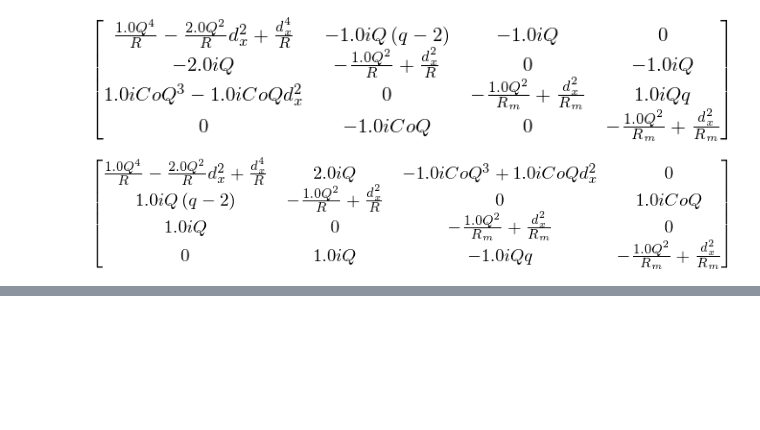
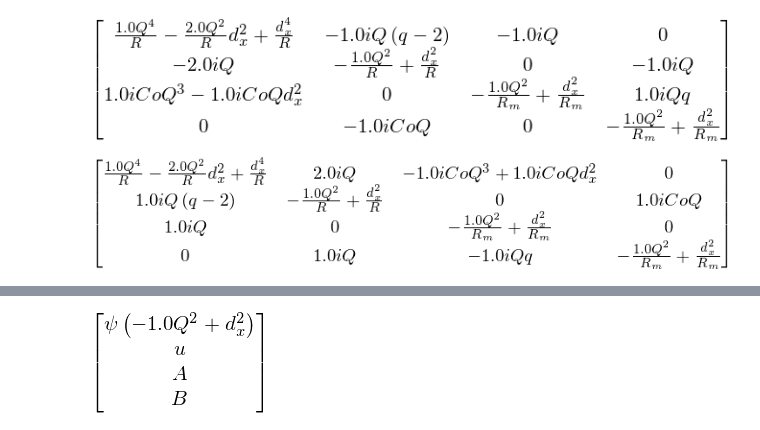
Before and after one commit to jsoishi/weakly_nonlinear_mri, a Jupyter notebook: python/adjoint solution.ipynb, the cells around one changed output, grey strips where cells are left out. Cells and saved outputs as stored; diff of their text form; code cells hidden in the pictures; blank space fills up the shorter version.

```diff
--- a/python/adjoint solution.ipynb
+++ b/python/adjoint solution.ipynb
@@ -449,0 +474,4 @@ L.subs(dz, 1j*Q)
+# %%
+(D*VT).subs(dz, 1j*Q)
+# %% [output]
+[figure, added]
```
Also changed, not shown: parts of 6 cells of this notebook, 4 other files.
